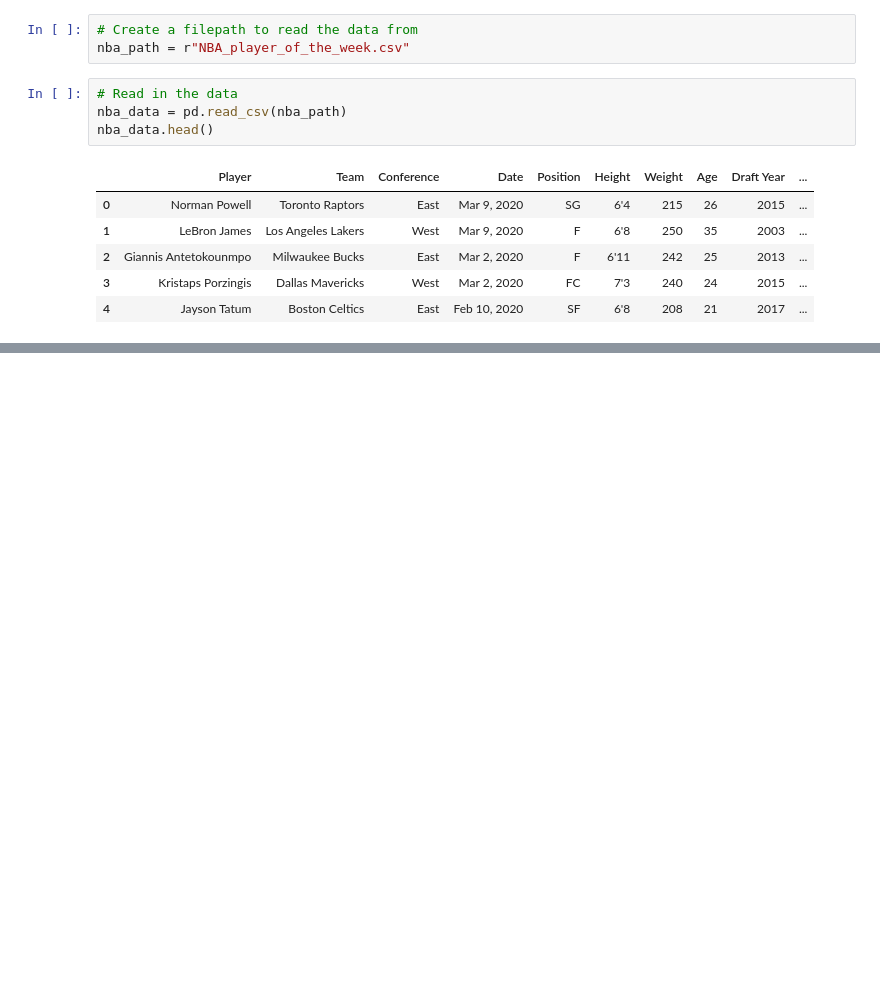
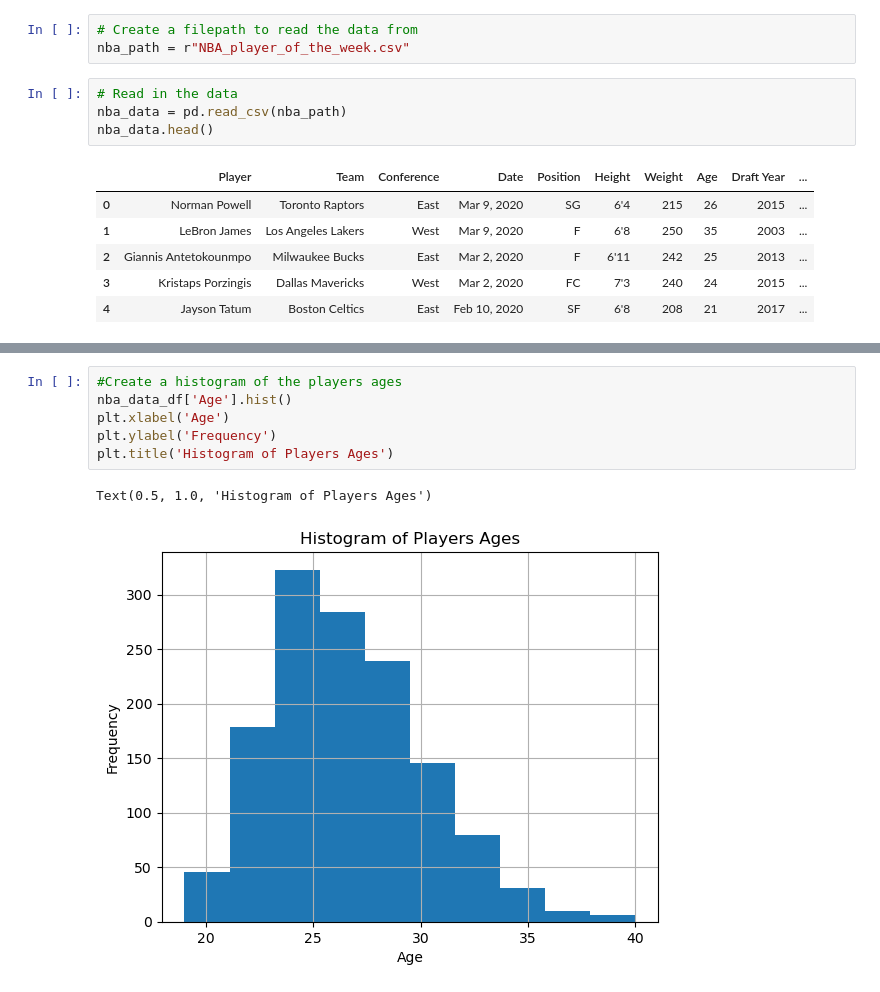
Before and after one commit to GabrelleaNorman/Project-One, a Jupyter notebook: NBA Analytics.ipynb, the cells around one changed output, grey strips where cells are left out. Cells and saved outputs as stored; diff of their text form; blank space fills up the shorter version.

```diff
--- a/NBA Analytics.ipynb
+++ b/NBA Analytics.ipynb
@@ -20,0 +156,9 @@ nba_data.head()
+# %%
+#Create a histogram of the players ages
+nba_data_df['Age'].hist()
+plt.xlabel('Age')
+plt.ylabel('Frequency')
+plt.title('Histogram of Players Ages')
+# %% [output]
+Text(0.5, 1.0, 'Histogram of Players Ages')
+[figure, added]
```
Also changed, not shown: parts of 14 cells of this notebook.
